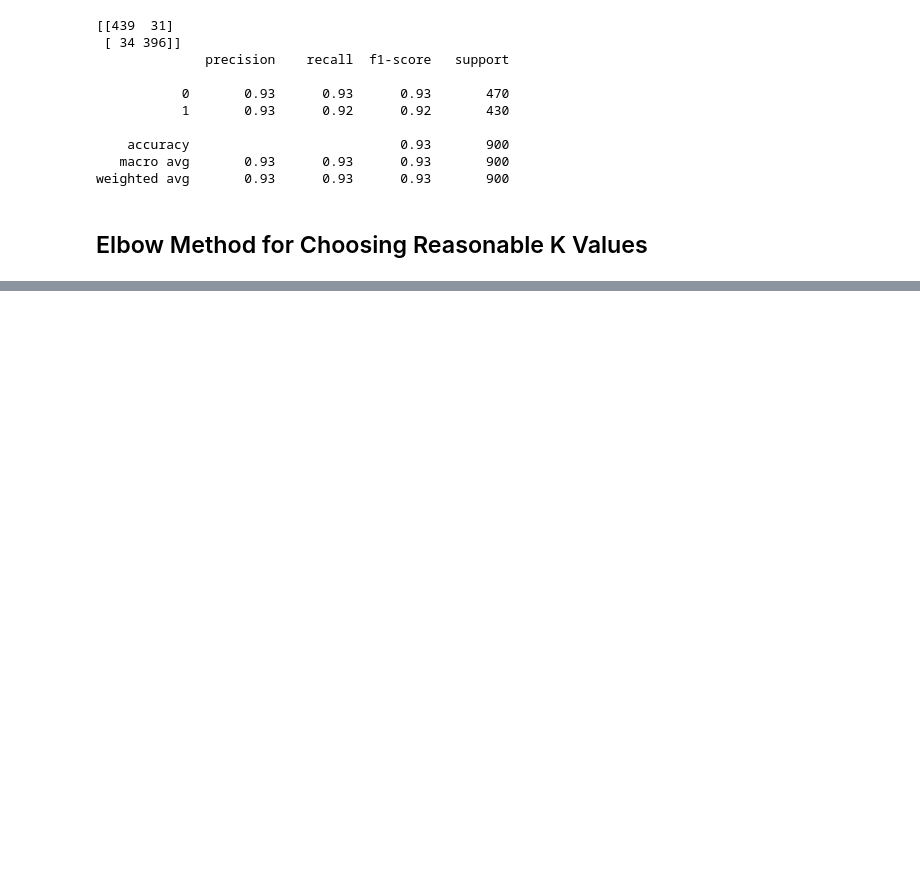
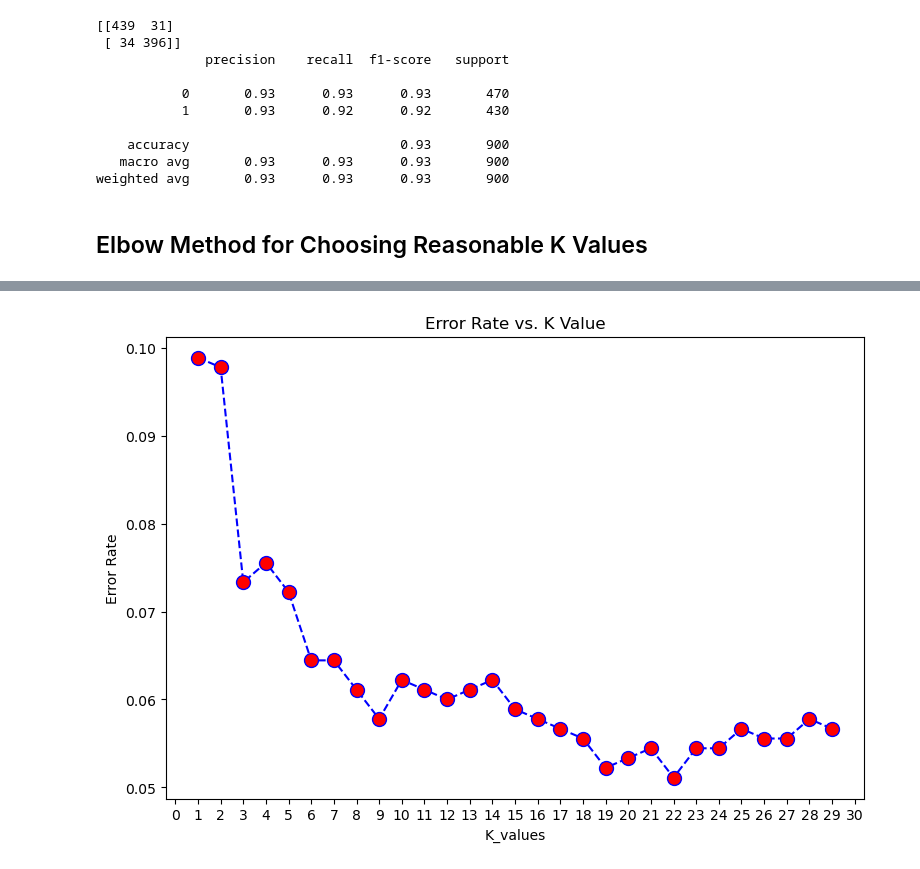
Before and after one commit to ssamiyavuzz/Machine-Learning-Notebooks, a Jupyter notebook: K-Nearest Neighbors (KNN)/KNN.ipynb, the cells around one changed output, grey strips where cells are left out. Drawn from its saved outputs; the diff is of its cells as text; code cells hidden in the pictures; blank space fills up the shorter version.

```diff
--- a/K-Nearest Neighbors (KNN)/KNN.ipynb
+++ b/K-Nearest Neighbors (KNN)/KNN.ipynb
@@ -370,0 +373,27 @@ weighted avg       0.93      0.93      0.93       900
+# %%
+test_error_rates = []
+train_error_rates = []
+
+for k in range(1,30):
+    knn_model = KNeighborsClassifier(n_neighbors=k)
+    knn_model.fit(X_train_scaled,y_train)
+
+    y_pred_test = knn_model.predict(X_test_scaled)
+    y_pred_train = knn_model.predict(X_train_scaled)
+
+    test_error = 1 - accuracy_score(y_test,y_pred_test)
+    test_error_rates.append(test_error)
+
+    train_error = 1 - accuracy_score(y_train,y_pred_train)
+    train_error_rates.append(train_error)
+# %%
+plt.figure(figsize=(9,6))
+plt.plot(range(1,30), test_error_rates, color='blue', linestyle='--', marker='o',
+         markerfacecolor='red', markersize=10)
+plt.title('Error Rate vs. K Value')
+plt.xlabel('K_values')
+plt.ylabel('Error Rate')
+
+plt.xticks(range(0, 31, 1));
+# %% [output]
+[figure, added]
```
Also changed, not shown: parts of 4 cells of this notebook.
